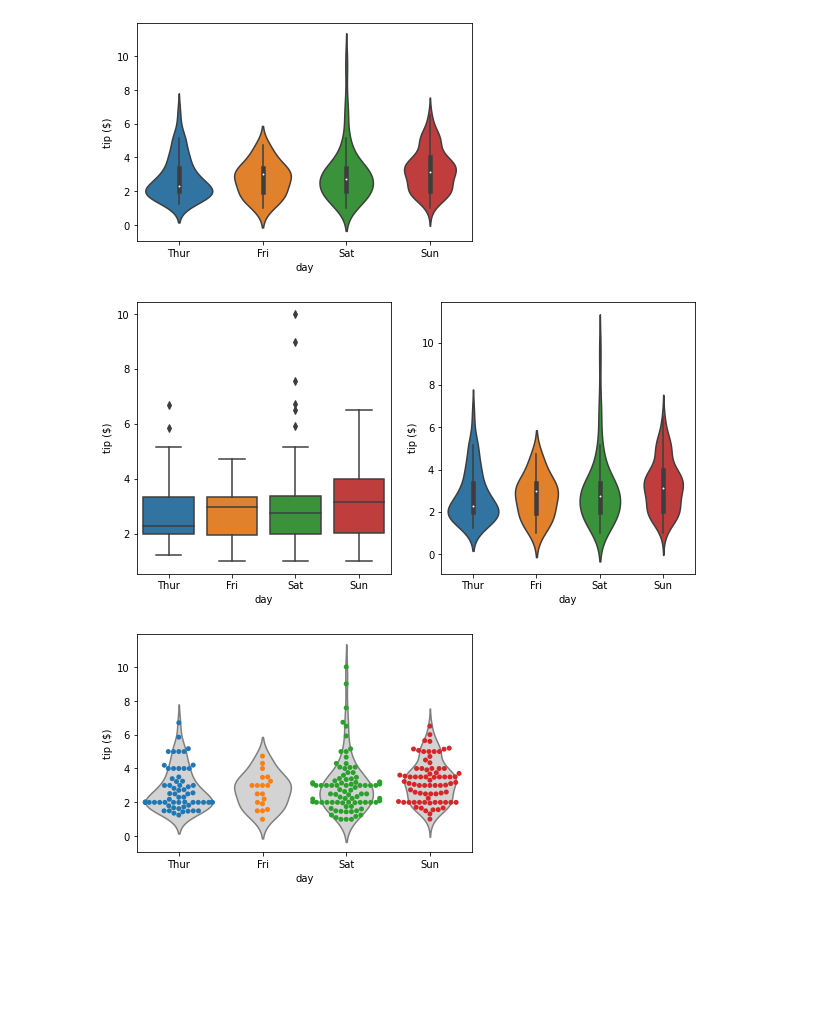
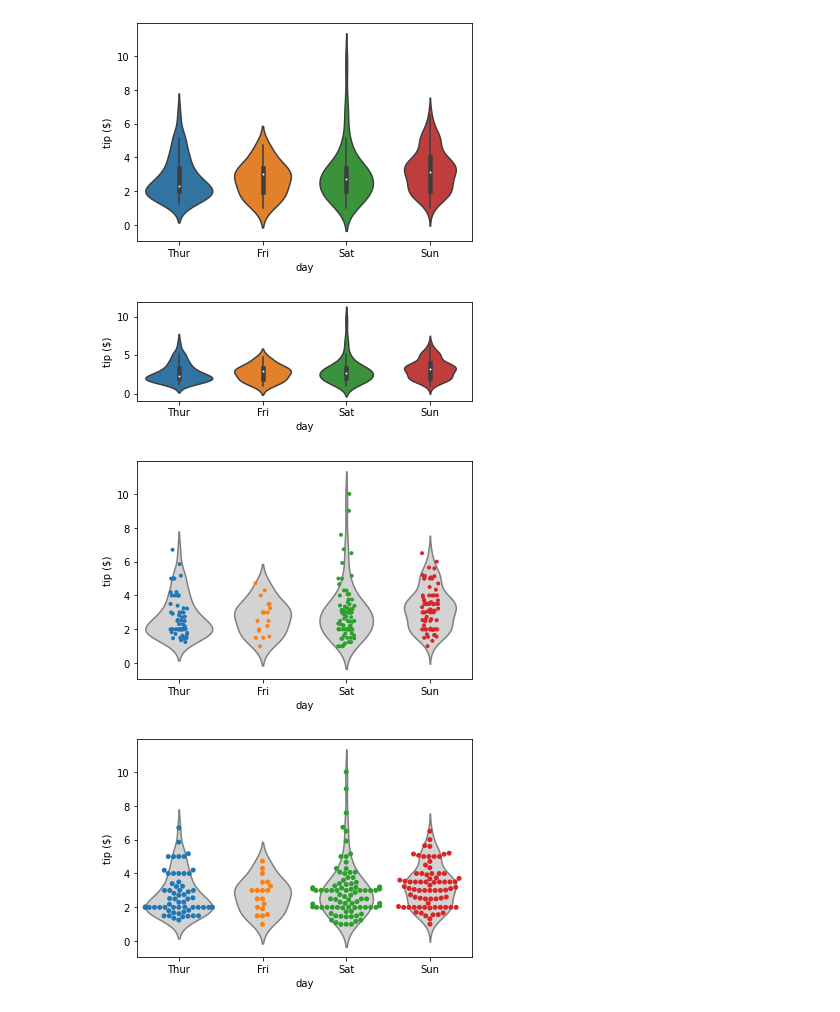
Before and after one commit to rajeshkumarsethi/DataScience_Python_Practices, a Jupyter notebook: 3.Seaborn_Visualization/Visualization_mat_seaborn_Latest.ipynb, the cells around one changed output. Drawn from its saved outputs; the diff is of its cells as text; code cells hidden in the pictures; blank space fills up the shorter version.

```diff
--- a/3.Seaborn_Visualization/Visualization_mat_seaborn_Latest.ipynb
+++ b/3.Seaborn_Visualization/Visualization_mat_seaborn_Latest.ipynb
@@ -357,17 +273,23 @@ plt.show()
 # %% [output]
 [figure]
 # %%
-plt.figure(figsize=(10,5))
-
-plt.subplot(1,2,1)
+plt.subplot(1,1,1)
 sns.boxplot(x='day', y='tip', data=tips)
 plt.ylabel('tip ($)')
-
-
-plt.subplot(1,2,2)
+plt.subplot(2,1,1)
 sns.violinplot(x='day', y='tip', data=tips)
 plt.ylabel('tip ($)')
+
 plt.show()
 # %% [output]
-[figure, old version]
+[figure, new version]
+# %%
+##Combining plots (Violinplot, stripplot)
+
+sns.violinplot(x='day', y='tip', data=tips, inner=None,color='lightgray')
+sns.stripplot(x='day', y='tip', data=tips, size=4,jitter=True)
+plt.ylabel('tip ($)')
+plt.show()
+# %% [output]
+[figure, added]
 # %%
```
Also changed, not shown: parts of 77 cells of this notebook.
